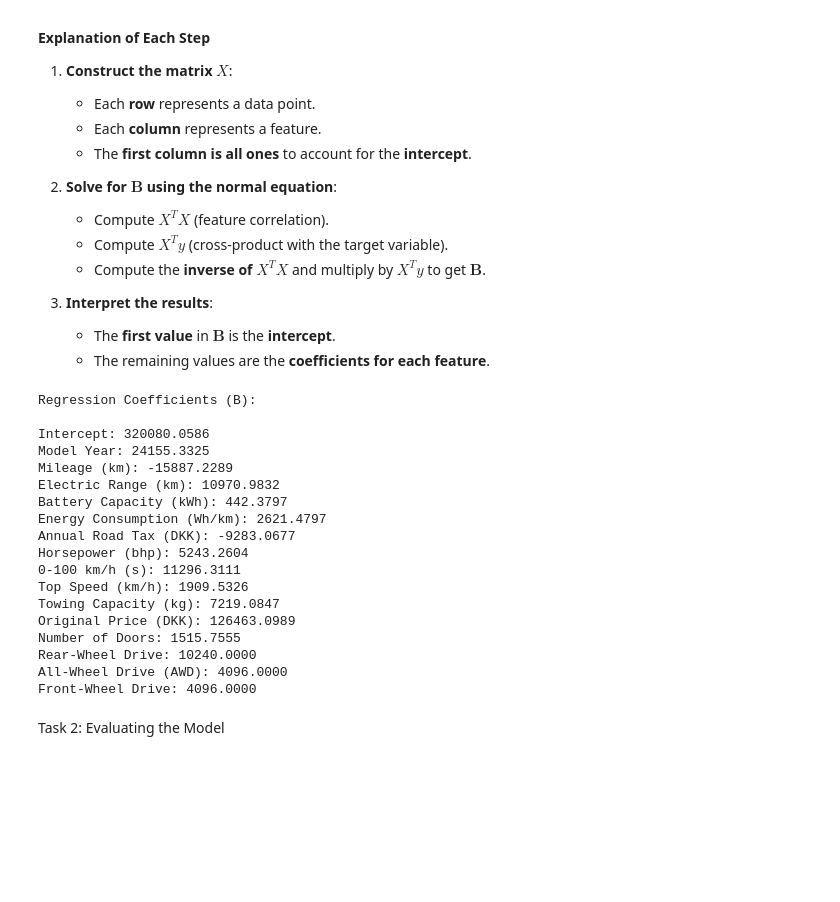
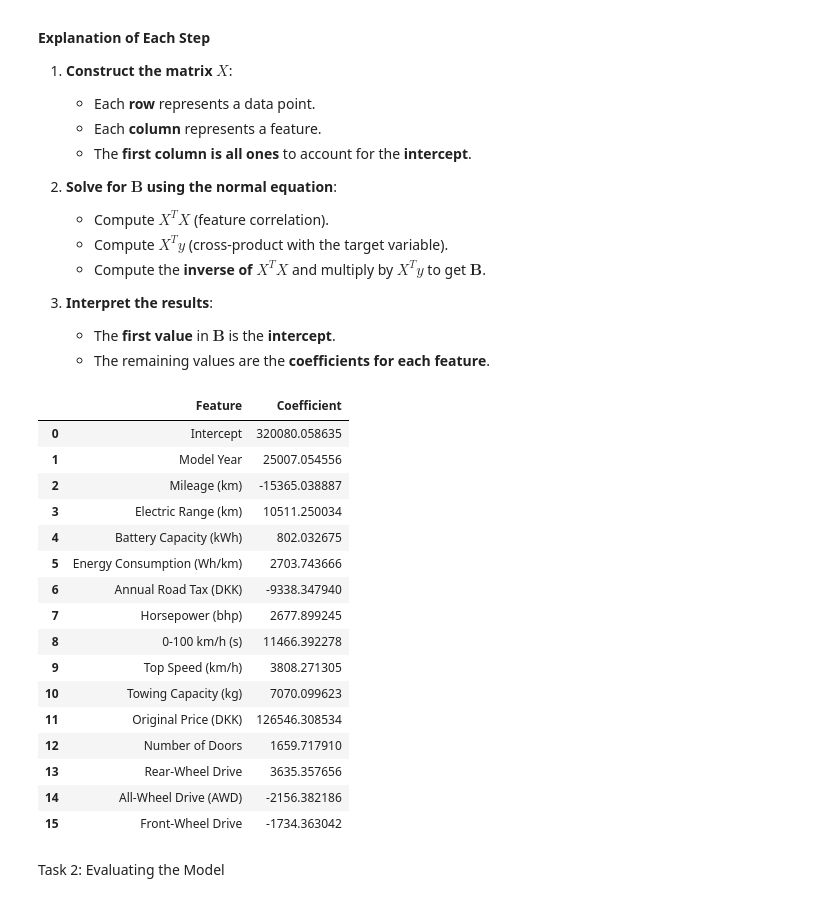
Before and after one commit to Sterup15/MAL1Workspace, a Jupyter notebook: MAL1Workspace/Assignment02/Assignment_2.ipynb, the cells around one changed output. Drawn from its saved outputs; the diff is of its cells as text; code cells hidden in the pictures; blank space fills up the shorter version.

```diff
--- a/MAL1Workspace/Assignment02/Assignment_2.ipynb
+++ b/MAL1Workspace/Assignment02/Assignment_2.ipynb
@@ -90,43 +97,38 @@ where:
 3. **Interpret the results**:
    - The **first value** in $\mathbf{B}$ is the **intercept**.
    - The remaining values are the **coefficients for each feature**.
-# %%
-# Use this for Task 1. Add more code blocks if needed.
-# Add intercept column (column of ones) to X
-X_train = np.c_[np.ones(X_train.shape[0]), X_train]
-X_test = np.c_[np.ones(X_test.shape[0]), X_test]
-
-# Compute the normal equation using the existing train-test split
-XTX_inv = np.linalg.inv(X_train.T @ X_train)
-XTy = X_train.T @ y_train
-B = XTX_inv @ XTy
-
-# Get feature names from the dataset
-feature_names = ["Intercept"] + list(df.drop(columns=["Price (DKK)"]).columns)
-
-# Print each feature with its coefficient
-print("Regression Coefficients (B):\n")
-for name, coef in zip(feature_names, B):
-    print(f"{name}: {coef:.4f}")
-# %% [output]
-Regression Coefficients (B):
-
-Intercept: 320080.0586
-Model Year: 24155.3325
-Mileage (km): -15887.2289
-Electric Range (km): 10970.9832
-Battery Capacity (kWh): 442.3797
-Energy Consumption (Wh/km): 2621.4797
-Annual Road Tax (DKK): -9283.0677
-Horsepower (bhp): 5243.2604
-0-100 km/h (s): 11296.3111
-Top Speed (km/h): 1909.5326
-Towing Capacity (kg): 7219.0847
-Original Price (DKK): 126463.0989
-Number of Doors: 1515.7555
-Rear-Wheel Drive: 10240.0000
-All-Wheel Drive (AWD): 4096.0000
-Front-Wheel Drive: 4096.0000
+# %%
+# Use this for Task 1. Add more code blocks if needed.
+
+# Compute the normal equation: B = (X^T X)^(-1) X^T y
+B = np.linalg.pinv(X_train.T @ X_train) @ X_train.T @ y_train
+
+# Pair feature names with their corresponding coefficients
+coefficients = dict(zip(feature_names, B))
+
+# Create a DataFrame to display the regression results
+coefficients_df = pd.DataFrame(coefficients.items(), columns=["Feature", "Coefficient"])
+
+# Display the regression coefficients using pandas
+display(coefficients_df)
+# %% [output]
+|  | Feature | Coefficient |
+| 0 | Intercept | 320080.058635 |
+| 1 | Model Year | 25007.054556 |
+| 2 | Mileage (km) | -15365.038887 |
+| 3 | Electric Range (km) | 10511.250034 |
+| 4 | Battery Capacity (kWh) | 802.032675 |
+| 5 | Energy Consumption (Wh/km) | 2703.743666 |
+| 6 | Annual Road Tax (DKK) | -9338.347940 |
+| 7 | Horsepower (bhp) | 2677.899245 |
+| 8 | 0-100 km/h (s) | 11466.392278 |
+| 9 | Top Speed (km/h) | 3808.271305 |
+| 10 | Towing Capacity (kg) | 7070.099623 |
+| 11 | Original Price (DKK) | 126546.308534 |
+| 12 | Number of Doors | 1659.717910 |
+| 13 | Rear-Wheel Drive | 3635.357656 |
+| 14 | All-Wheel Drive (AWD) | -2156.382186 |
+| 15 | Front-Wheel Drive | -1734.363042 |
 # %% [markdown]
 Task 2: Evaluating the Model
 # %% [markdown]
```
Also changed, not shown: parts of 13 cells of this notebook.
